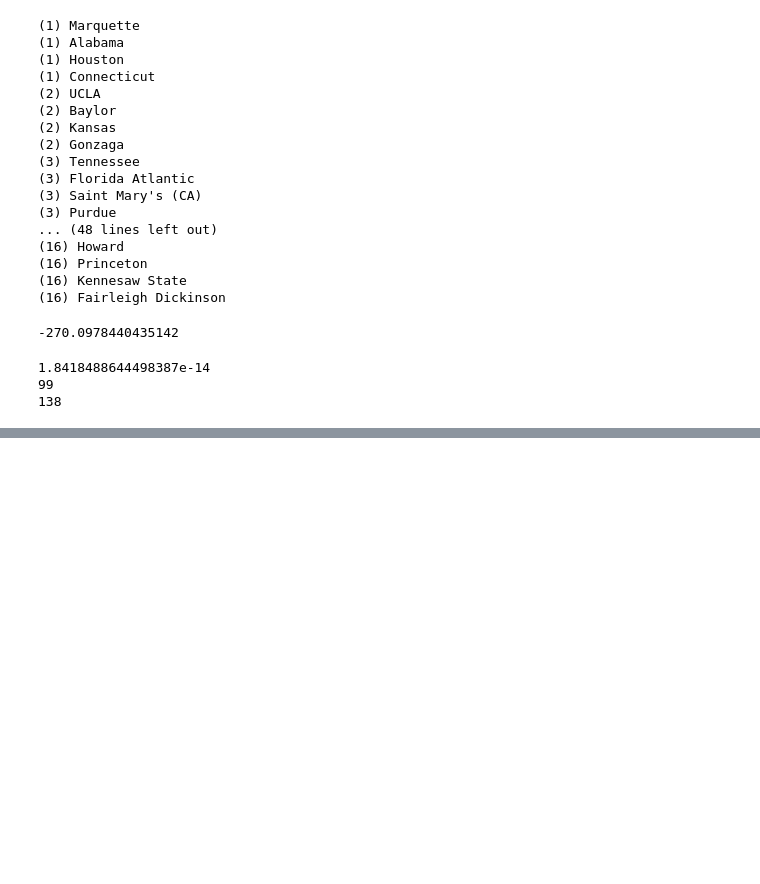
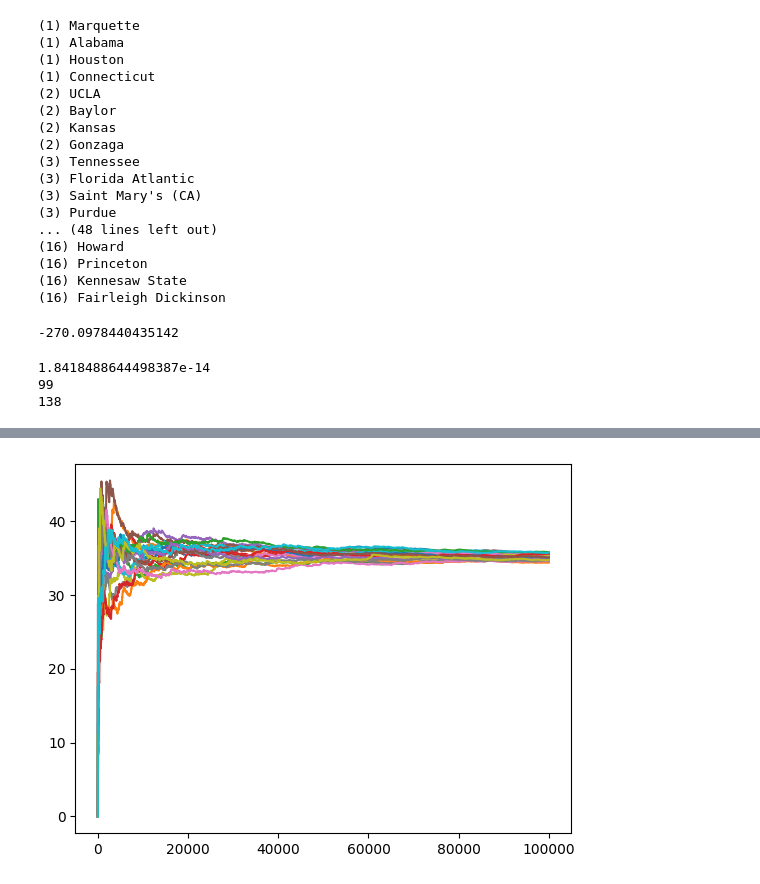
Before and after one commit to jhawgs/StochasticBaskets, a Jupyter notebook: naive_approaches.ipynb, the cells around one changed output, grey strips where cells are left out. Cells and saved outputs as stored; diff of their text form; code cells hidden in the pictures; blank space fills up the shorter version.

```diff
--- a/naive_approaches.ipynb
+++ b/naive_approaches.ipynb
@@ -151,0 +164,7 @@ print(optimal_seed.mlb.outcome_error(optimal_seed))
+# %%
+dists = np.array(dists)
+stds = [[np.std(d[:i+1], axis=-1) for i in range(len(d))] for d in dists]
+for std in stds:
+    plt.plot(std)
+# %% [output]
+[figure, added]
```
Also changed, not shown: parts of 5 cells of this notebook.
